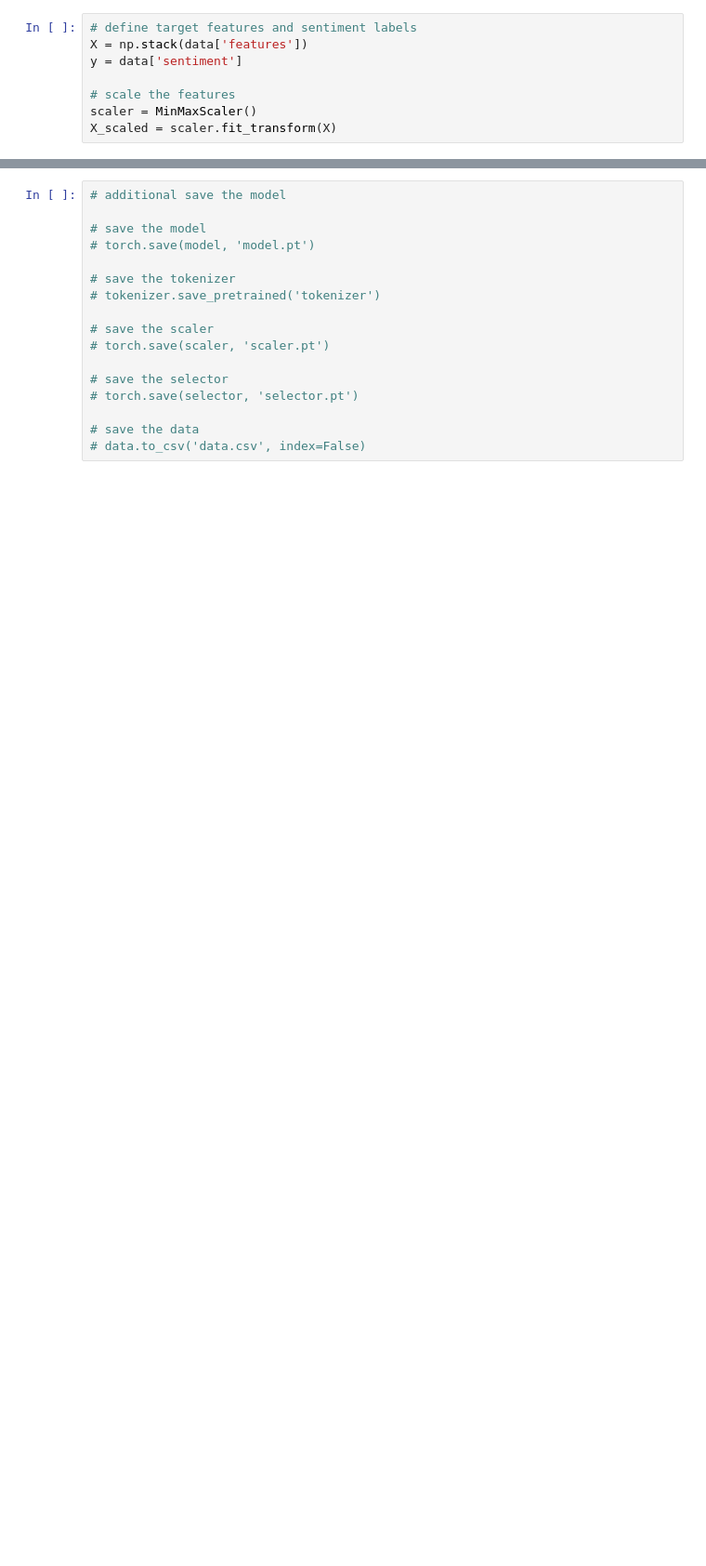
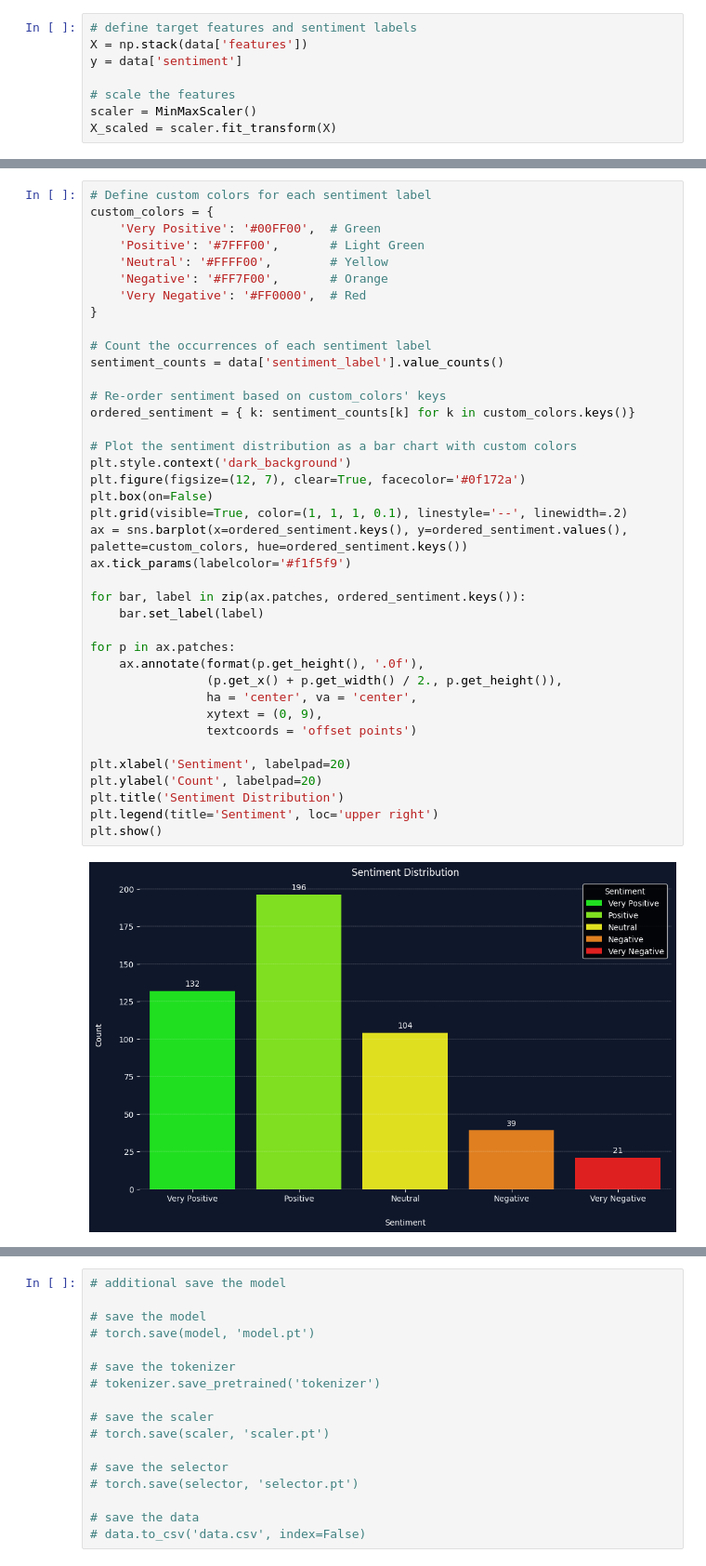
Before and after one commit to suarasiy/sentiment-analysis, a Jupyter notebook: app.ipynb, the cells around one changed output, grey strips where cells are left out. Shown at 93% size. Drawn from its saved outputs; the diff is of its cells as text; blank space fills up the shorter version.

```diff
--- a/app.ipynb
+++ b/app.ipynb
@@ -227,0 +513,41 @@ plt.show()
+# %%
+# Define custom colors for each sentiment label
+custom_colors = {
+    'Very Positive': '#00FF00',  # Green
+    'Positive': '#7FFF00',       # Light Green
+    'Neutral': '#FFFF00',        # Yellow
+    'Negative': '#FF7F00',       # Orange
+    'Very Negative': '#FF0000',  # Red
+}
+
+# Count the occurrences of each sentiment label
+sentiment_counts = data['sentiment_label'].value_counts()
+
+# Re-order sentiment based on custom_colors' keys
+ordered_sentiment = { k: sentiment_counts[k] for k in custom_colors.keys()}
+
+# Plot the sentiment distribution as a bar chart with custom colors
+plt.style.context('dark_background')
+plt.figure(figsize=(12, 7), clear=True, facecolor='#0f172a')
+plt.box(on=False)
+plt.grid(visible=True, color=(1, 1, 1, 0.1), linestyle='--', linewidth=.2)
+ax = sns.barplot(x=ordered_sentiment.keys(), y=ordered_sentiment.values(), palette=custom_colors, hue=ordered_sentiment.keys())
+ax.tick_params(labelcolor='#f1f5f9')
+
+for bar, label in zip(ax.patches, ordered_sentiment.keys()):
+    bar.set_label(label)
+
+for p in ax.patches:
+    ax.annotate(format(p.get_height(), '.0f'),
+                (p.get_x() + p.get_width() / 2., p.get_height()),
+                ha = 'center', va = 'center',
+                xytext = (0, 9),
+                textcoords = 'offset points')
+
+plt.xlabel('Sentiment', labelpad=20)
+plt.ylabel('Count', labelpad=20)
+plt.title('Sentiment Distribution')
+plt.legend(title='Sentiment', loc='upper right')
+plt.show()
+# %% [output]
+[figure, added]
```
Also changed, not shown: parts of 35 cells of this notebook, 23 other files.
